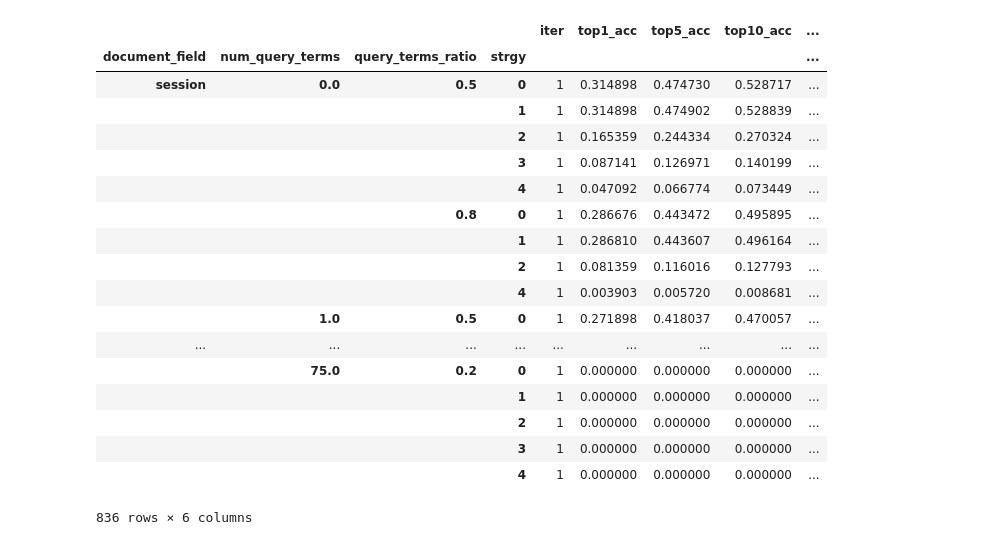
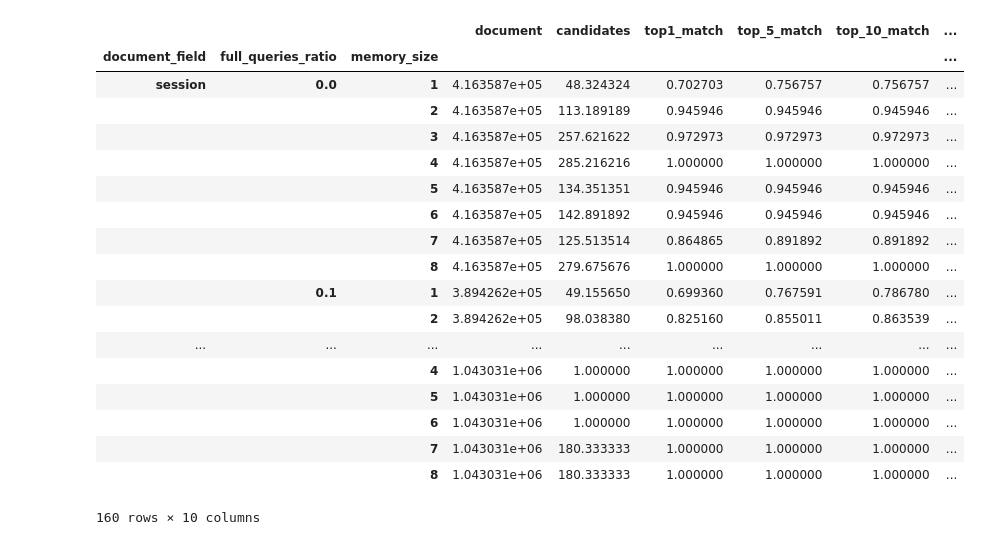
Before and after one commit to arthurtofani/footprint-recommendation-exp1, a Jupyter notebook: notebook/Accuracy analysis.ipynb, the cells around one changed output. Cells and saved outputs as stored; diff of their text form; code cells hidden in the pictures.

```diff
--- a/notebook/Accuracy analysis.ipynb
+++ b/notebook/Accuracy analysis.ipynb
@@ -136,0 +6,12 @@ plt.show()
+# %%
+# Consolidating result files
+result_folder = '/cache/dataset/sessions.md.csv/partials/'
+
+arr = []
+for root, dirs, files in os.walk(result_folder):
+    for filename in files:
+        if filename != 'summary.csv':
+            arr.append(result_folder + filename)
+df = pd.concat([pd.read_csv(f) for f in arr ])
+df['full_queries_ratio'] = round(df['query_terms']/df['full_query_terms'], 1)
+df.head(5)
@@ -137,22 +117,22 @@ plt.show()
 # %%
-dfx.groupby(['document_field',  'num_query_terms', 'query_terms_ratio', 'strgy']).mean()
+df.groupby(['document_field',  'full_queries_ratio', 'memory_size']).mean()
 # %% [output]
-|  |  |  |  | iter | top1_acc | top5_acc | top10_acc | ... |
-| document_field | num_query_terms | query_terms_ratio | strgy |  |  |  |  | ... |
-| session | 0.0 | 0.5 | 0 | 1 | 0.314898 | 0.474730 | 0.528717 | ... |
-|  |  |  | 1 | 1 | 0.314898 | 0.474902 | 0.528839 | ... |
-|  |  |  | 2 | 1 | 0.165359 | 0.244334 | 0.270324 | ... |
-|  |  |  | 3 | 1 | 0.087141 | 0.126971 | 0.140199 | ... |
-|  |  |  | 4 | 1 | 0.047092 | 0.066774 | 0.073449 | ... |
-|  |  | 0.8 | 0 | 1 | 0.286676 | 0.443472 | 0.495895 | ... |
-|  |  |  | 1 | 1 | 0.286810 | 0.443607 | 0.496164 | ... |
-|  |  |  | 2 | 1 | 0.081359 | 0.116016 | 0.127793 | ... |
-|  |  |  | 4 | 1 | 0.003903 | 0.005720 | 0.008681 | ... |
-|  | 1.0 | 0.5 | 0 | 1 | 0.271898 | 0.418037 | 0.470057 | ... |
+|  |  |  | document | candidates | top1_match | top_5_match | top_10_match | ... |
+| document_field | full_queries_ratio | memory_size |  |  |  |  |  | ... |
+| session | 0.0 | 1 | 4.163587e+05 | 48.324324 | 0.702703 | 0.756757 | 0.756757 | ... |
+|  |  | 2 | 4.163587e+05 | 113.189189 | 0.945946 | 0.945946 | 0.945946 | ... |
+|  |  | 3 | 4.163587e+05 | 257.621622 | 0.972973 | 0.972973 | 0.972973 | ... |
+|  |  | 4 | 4.163587e+05 | 285.216216 | 1.000000 | 1.000000 | 1.000000 | ... |
+|  |  | 5 | 4.163587e+05 | 134.351351 | 0.945946 | 0.945946 | 0.945946 | ... |
+|  |  | 6 | 4.163587e+05 | 142.891892 | 0.945946 | 0.945946 | 0.945946 | ... |
+|  |  | 7 | 4.163587e+05 | 125.513514 | 0.864865 | 0.891892 | 0.891892 | ... |
+|  |  | 8 | 4.163587e+05 | 279.675676 | 1.000000 | 1.000000 | 1.000000 | ... |
+|  | 0.1 | 1 | 3.894262e+05 | 49.155650 | 0.699360 | 0.767591 | 0.786780 | ... |
+|  |  | 2 | 3.894262e+05 | 98.038380 | 0.825160 | 0.855011 | 0.863539 | ... |
 | ... | ... | ... | ... | ... | ... | ... | ... | ... |
-|  | 75.0 | 0.2 | 0 | 1 | 0.000000 | 0.000000 | 0.000000 | ... |
-|  |  |  | 1 | 1 | 0.000000 | 0.000000 | 0.000000 | ... |
-|  |  |  | 2 | 1 | 0.000000 | 0.000000 | 0.000000 | ... |
-|  |  |  | 3 | 1 | 0.000000 | 0.000000 | 0.000000 | ... |
-|  |  |  | 4 | 1 | 0.000000 | 0.000000 | 0.000000 | ... |
+|  |  | 4 | 1.043031e+06 | 1.000000 | 1.000000 | 1.000000 | 1.000000 | ... |
+|  |  | 5 | 1.043031e+06 | 1.000000 | 1.000000 | 1.000000 | 1.000000 | ... |
+|  |  | 6 | 1.043031e+06 | 1.000000 | 1.000000 | 1.000000 | 1.000000 | ... |
+|  |  | 7 | 1.043031e+06 | 180.333333 | 1.000000 | 1.000000 | 1.000000 | ... |
+|  |  | 8 | 1.043031e+06 | 180.333333 | 1.000000 | 1.000000 | 1.000000 | ... |
-836 rows × 6 columns
+160 rows × 10 columns
```
Also changed, not shown: parts of 18 cells of this notebook, 5 other files.
